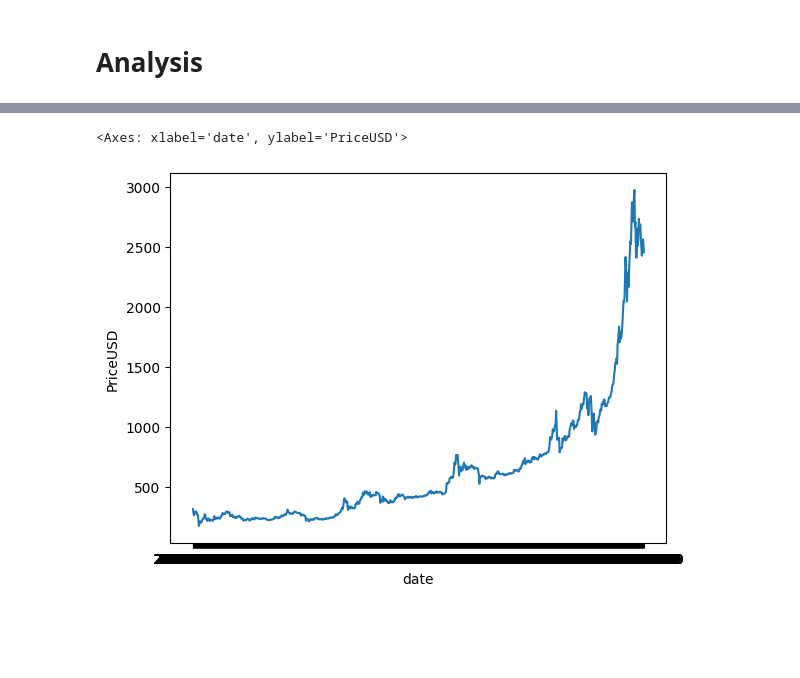
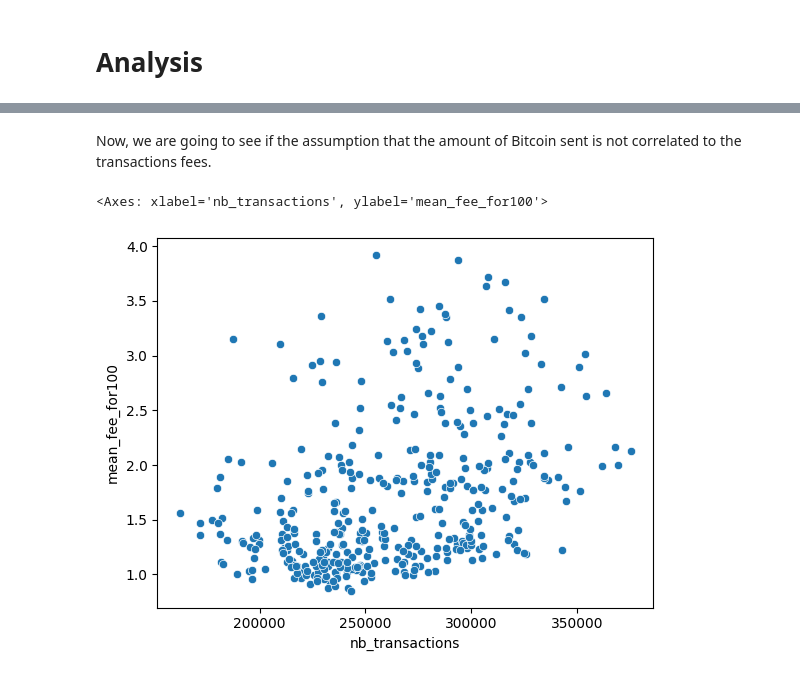
Before and after one commit to DjuloFyro/EGC_2024, a Jupyter notebook: EGC_2024_antoine.feret_julian.gil.ipynb, the cells around one changed output, grey strips where cells are left out. Drawn from its saved outputs; the diff is of its cells as text; code cells hidden in the pictures; blank space fills up the shorter version.

```diff
--- a/EGC_2024_antoine.feret_julian.gil.ipynb
+++ b/EGC_2024_antoine.feret_julian.gil.ipynb
@@ -231,5 +241,8 @@ external_data
+# %% [markdown]
+Now, we are going to see if the assumption that the amount of Bitcoin sent is not correlated to the transactions fees.
 # %%
-sns.lineplot(data=external_data, x=external_data.date, y=external_data.PriceUSD)
+sns.scatterplot(data=global_data, x='nb_transactions', y='mean_fee_for100')
+#sns.lineplot(data=global_data, x='date', y='nb_transactions')
 # %% [output]
-<Axes: xlabel='date', ylabel='PriceUSD'>
+<Axes: xlabel='nb_transactions', ylabel='mean_fee_for100'>
-[figure, old version]
+[figure, new version]
```
Also changed, not shown: parts of 40 cells of this notebook, 5 other files.
